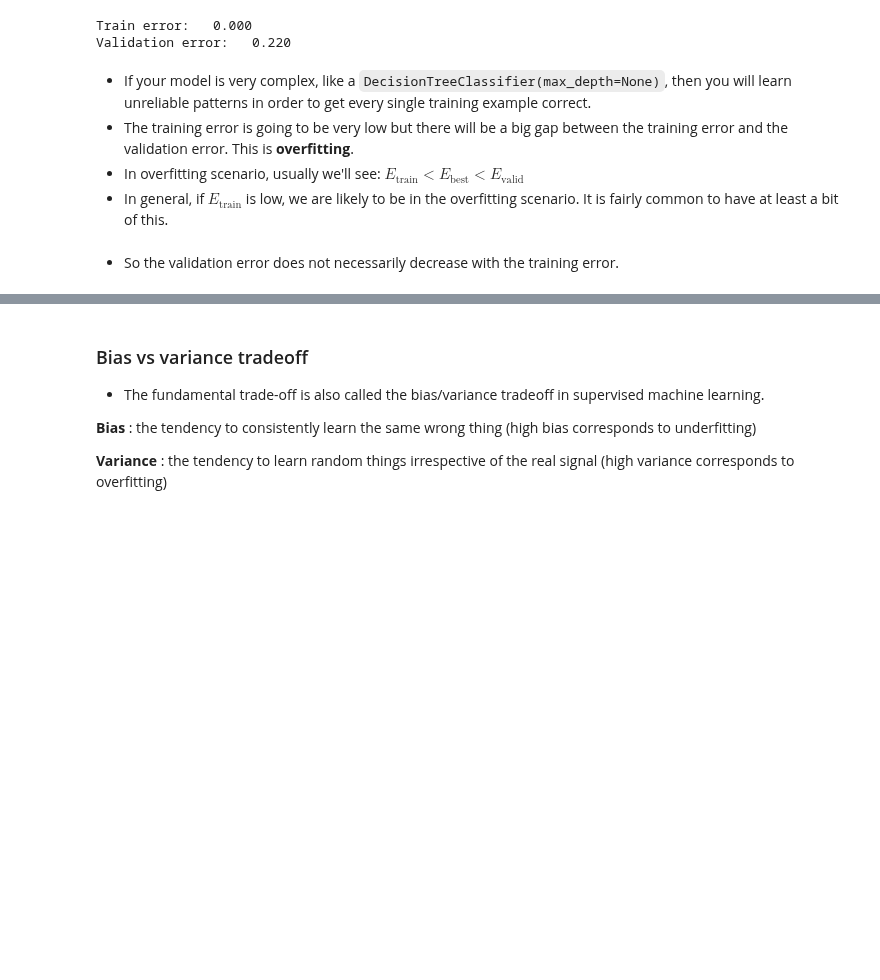
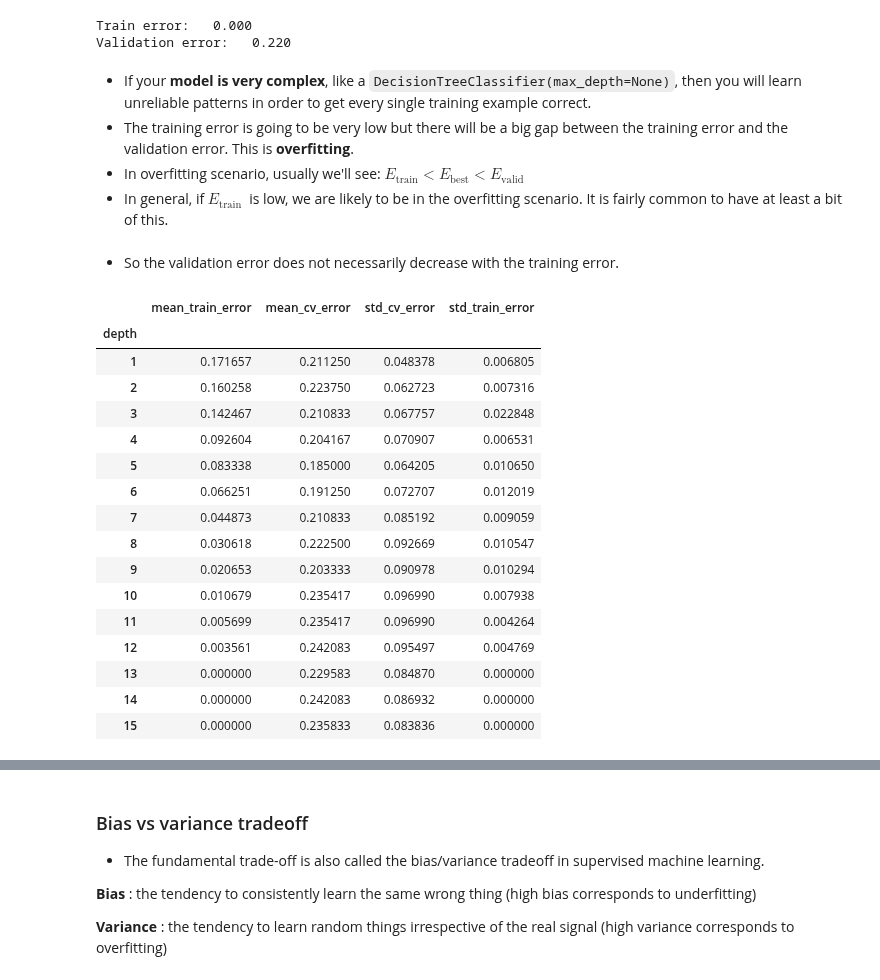
Before and after one commit to UBC-CS/cpsc330-2023s, a Jupyter notebook: lectures/03_ml-fundamentals.ipynb, the cells around one changed output, grey strips where cells are left out. Saved outputs shown, nothing was run; the diff lists cells and outputs as text; code cells hidden in the pictures; blank space fills up the shorter version.

```diff
--- a/lectures/03_ml-fundamentals.ipynb
+++ b/lectures/03_ml-fundamentals.ipynb
@@ -692,11 +720,11 @@ print("Validation error:   %0.3f" % (1 - np.mean(scores["test_score"])))
 Train error:   0.000
 Validation error:   0.220
 # %% [markdown]
-- If your model is very complex, like a `DecisionTreeClassifier(max_depth=None)`, then you will learn unreliable patterns in order to get every single training example correct.
+- If your **model is very complex**, like a `DecisionTreeClassifier(max_depth=None)`, then you will learn unreliable patterns in order to get every single training example correct.
 - The training error is going to be very low but there will be a big gap between the training error and the validation error. This is **overfitting**.
 - In overfitting scenario, usually we'll see:
 $E_\textrm{train} \lt E_\textrm{best}  \lt E_\textrm{valid}$
-- In general, if $E_\textrm{train}$ is low, we are likely to be in the overfitting scenario. It is fairly common to have at least a bit of this.
+- In general, if $E_\textrm{train}\ $ is low, we are likely to be in the overfitting scenario. It is fairly common to have at least a bit of this.
 # %% [markdown]
 - So the validation error does not necessarily decrease with the training error.
 # %%
@@ -721,6 +749,26 @@ for depth in param_grid["max_depth"]:
 
 results_df = pd.DataFrame(results_dict)
 results_df = results_df.set_index("depth")
+# %%
+results_df
+# %% [output]
+|  | mean_train_error | mean_cv_error | std_cv_error | std_train_error |
+| depth |  |  |  |  |
+| 1 | 0.171657 | 0.211250 | 0.048378 | 0.006805 |
+| 2 | 0.160258 | 0.223750 | 0.062723 | 0.007316 |
+| 3 | 0.142467 | 0.210833 | 0.067757 | 0.022848 |
+| 4 | 0.092604 | 0.204167 | 0.070907 | 0.006531 |
+| 5 | 0.083338 | 0.185000 | 0.064205 | 0.010650 |
+| 6 | 0.066251 | 0.191250 | 0.072707 | 0.012019 |
+| 7 | 0.044873 | 0.210833 | 0.085192 | 0.009059 |
+| 8 | 0.030618 | 0.222500 | 0.092669 | 0.010547 |
+| 9 | 0.020653 | 0.203333 | 0.090978 | 0.010294 |
+| 10 | 0.010679 | 0.235417 | 0.096990 | 0.007938 |
+| 11 | 0.005699 | 0.235417 | 0.096990 | 0.004264 |
+| 12 | 0.003561 | 0.242083 | 0.095497 | 0.004769 |
+| 13 | 0.000000 | 0.229583 | 0.084870 | 0.000000 |
+| 14 | 0.000000 | 0.242083 | 0.086932 | 0.000000 |
+| 15 | 0.000000 | 0.235833 | 0.083836 | 0.000000 |
 # %%
 results_df[["mean_train_error", "mean_cv_error"]].plot();
 # %% [output]
```
Also changed, not shown: parts of 35 cells of this notebook, 2 other files.
